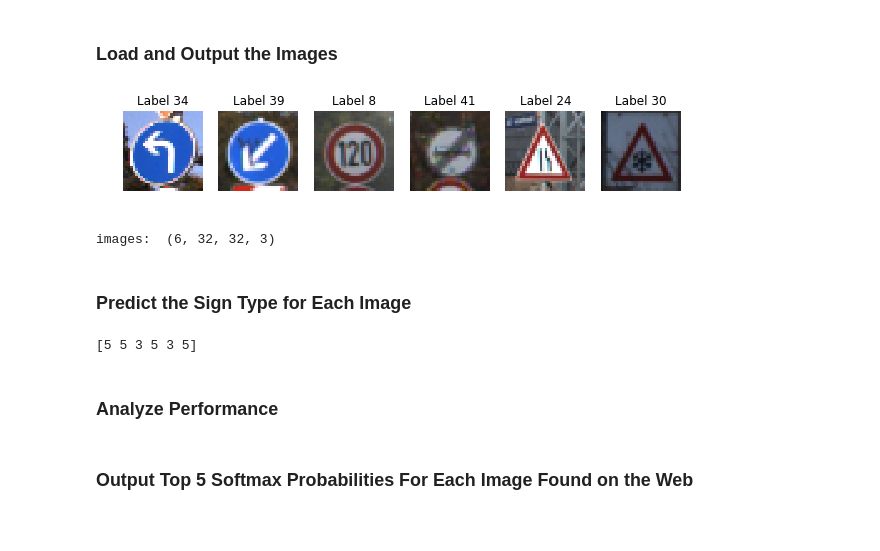
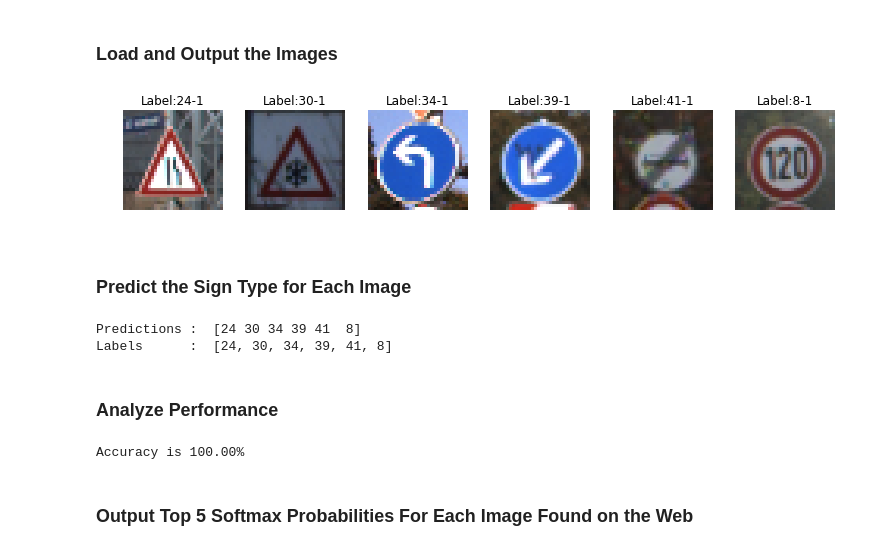
Before and after one commit to sd707589/CarND-Traffic-Sign-Classifier-Project, a Jupyter notebook: Traffic_Sign_Classifier.ipynb, the cells around one changed output. Saved outputs shown, nothing was run; the diff lists cells and outputs as text; code cells hidden in the pictures.

```diff
--- a/Traffic_Sign_Classifier.ipynb
+++ b/Traffic_Sign_Classifier.ipynb
@@ -158,9 +221,21 @@ Use the code cell (or multiple code cells, if necessary) to implement the first
 from sklearn.utils import shuffle
 import tensorflow as tf
 
-EPOCHS = 20
+EPOCHS = 30
 BATCH_SIZE = 128
 #learning rate
 rate = 0.0005
 #regularization
 lambda1=0.001
+
+# TODO here preprocessing
+
+def convert_grayscale(x):
+    conv_gray=tf.constant(1.0/3.0,dtype=tf.float32,shape=(1,1,3,1))
+    return tf.nn.conv2d(x, conv_gray,strides=[1,1,1,1],padding='VALID')
+
+def normalize(x):
+    var_nor=tf.constant(128.0,dtype=tf.float32)
+    return tf.div(tf.sub(x,var_nor), var_nor)
+# probability to keep units
+keep_prob = tf.placeholder(tf.float32)
@@ -267,10 +337,6 @@ sets imply underfitting. A high accuracy on the training set but low accuracy on
 ### the accuracy on the test set should be calculated and reported as well.
 ### Feel free to use as many code cells as needed.
 # evaluation
-correct_prediction = tf.equal(tf.argmax(logits, 1), tf.argmax(one_hot_y, 1))
-accuracy_operation = tf.reduce_mean(tf.cast(correct_prediction, tf.float32))
-saver = tf.train.Saver()
-
 def evaluate(X_data, y_data):
     num_examples = len(X_data)
     total_accuracy = 0
@@ -301,7 +367,7 @@ with tf.Session() as sess:
         print()
 
     # TODO need add load model
-    saver.save(sess, './lenet2')
+    saver.save(sess, './lenet3')
     print("Model saved")
 
 # evaluation
@@ -341,50 +407,28 @@ You may find `signnames.csv` useful as it contains mappings from the class id (i
 # %%
 ### Load the images and plot them here.
 ### Feel free to use as many code cells as needed.
 import os
-import skimage.data
-import skimage.transform
-import numpy as np
 
 def load_data(data_dir):
     images=[]
     labels=[]
+    i=0
     for f in os.listdir(data_dir):
         shotname,extension = os.path.splitext(f)
         labels.append(int(shotname))
         image_dir=os.path.join(data_dir, f)
-        images.append(skimage.data.imread(image_dir))
+        temp_img=skimage.transform.resize(skimage.data.imread(image_dir), (32, 32), mode='constant')
+        images.append(skimage.img_as_ubyte(temp_img))
+        i+=1
     return images, labels
 
 ROOT_PATH = os.path.abspath('.')
 imgFilePath=os.path.join(ROOT_PATH, "testImg")
 
-images, labels = load_data(imgFilePath)
-
-def display_images_and_labels(images, labels):
-    unique_labels = set(labels)
-    plt.figure(figsize=(10, 10))
-    i = 1
-    for label in unique_labels:
-        # Pick the first image for each label.
-        image = images[labels.index(label)]
-        plt.subplot(1, 6, i)
-        plt.axis('off')
-        plt.title("Label {0}".format(label))
-        i += 1
-        plt.imshow(image)
-#        plt.subplots_adjust(wspace=0.5)
-    plt.show()
-
-# Resize images# Resiz
-images32 = [skimage.transform.resize(image, (32, 32), mode='constant')
-                for image in images]
-display_images_and_labels(images32, labels)
-images_a = np.array(images32)
-print("\nimages: ", images_a.shape)
+images1, labels1 = load_data(imgFilePath)
+display_images_and_labels(images1,labels1)
 # %% [output]
-[figure, old version]
+[figure, new version]
-images:  (6, 32, 32, 3)
 # %% [markdown]
 ### Predict the Sign Type for Each Image
 # %%
@@ -393,15 +437,27 @@ images:  (6, 32, 32, 3)
 ### Feel free to use as many code cells as needed.
 with tf.Session() as sess:
     saver.restore(sess, tf.train.latest_checkpoint('.'))
-    predictions=sess.run(predicted_labels, feed_dict={x: images32, keep_prob: 1.0})
-print (predictions)
+    predictions=sess.run(predicted_labels, feed_dict={x: images1, keep_prob: 1.0})
+print ("Predictions : ",predictions)
+print ("Labels      : ",labels1)
 # %% [output]
-[5 5 3 5 3 5]
+Predictions :  [24 30 34 39 41  8]
+Labels      :  [24, 30, 34, 39, 41, 8]
 # %% [markdown]
 ### Analyze Performance
 # %%
 ### Calculate the accuracy for these 5 new images.
 ### For example, if the model predicted 1 out of 5 signs correctly, it's 20% accurate on these new images.
+def calcu_accuracy(labels, answers):
+    right_cnt=0.
+    for lab, ans in zip(labels , answers):
+        if lab==ans:
+            right_cnt +=1.
+    return right_cnt/len(labels)
+
+print('Accuracy is {:.2%}'.format(calcu_accuracy(labels1, predictions)))
+# %% [output]
+Accuracy is 100.00%
 # %% [markdown]
 ### Output Top 5 Softmax Probabilities For Each Image Found on the Web
 # %% [markdown]
```
Also changed, not shown: parts of 13 cells of this notebook, 21 other files.
